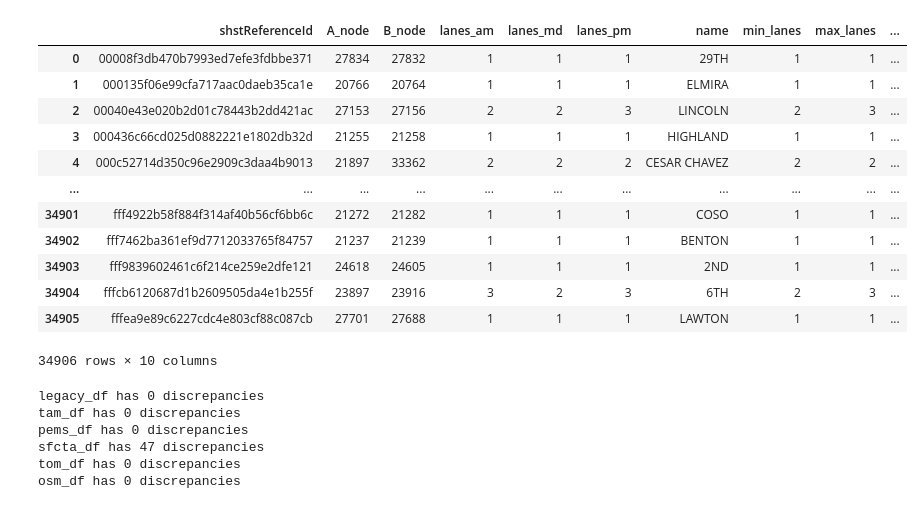
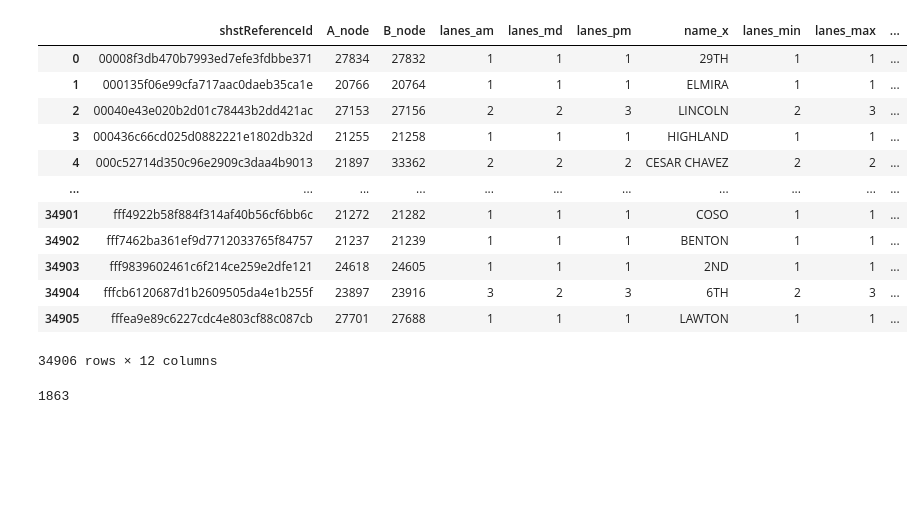
Before and after one commit to BayAreaMetro/travel-model-two-networks, a Jupyter notebook: src/scripts/make-lasso-lookups.ipynb, the cells around one changed output. Drawn from its saved outputs; the diff is of its cells as text; code cells hidden in the pictures; blank space fills up the shorter version.

```diff
--- a/src/scripts/make-lasso-lookups.ipynb
+++ b/src/scripts/make-lasso-lookups.ipynb
@@ -37,7 +63,7 @@ ft_dict_df = pd.DataFrame({'code' : list(range(0,8)), 'label' : ft_labels})
 # %%
 #Data Reads
 links_df = pd.read_feather(links_file_name)
-conflation_df = pd.read_csv(conflation_file_name, low_memory=False)
+conflation_df = pd.read_csv(conflation_file_name) #may need to change col type to character
 # %%
 #Reductions osm_df CONFIRMED
 osm_df = links_df[links_df.drive_access == 1]
@@ -227,39 +270,32 @@ tom_df['name'] = tom_df['tomtom_shieldnum'] + [' '] + tom_df['tomtom_rtedir']
 tom_df = tom_df.drop(['tomtom_shieldnum', 'tomtom_rtedir'], axis=1)
 #tom_df
 # %%
-#SFCTA DF CONFIRMED
+#SFCTA DF NOT YET DONE
 sfcta_df = conflation_df.dropna(subset=['sfcta_A'])
 sfcta_df = sfcta_df[['shstReferenceId','sfcta_A','sfcta_B','sfcta_LANE_AM',
                        'sfcta_LANE_OP', 'sfcta_LANE_PM', 'sfcta_STREETNAME']]
 
 sfcta_df = sfcta_df.rename(columns={'sfcta_A':'A_node',
                                     'sfcta_B':'B_node',
                                     'sfcta_LANE_AM':'lanes_am',
                                     'sfcta_LANE_OP':'lanes_md',
                                     'sfcta_LANE_PM':'lanes_pm',
                                     'sfcta_STREETNAME':'name'})
 convert_dict = {'A_node': int,
                 'B_node': int,
                 'lanes_am': int,
                 'lanes_md': int,
                 'lanes_pm': int}
 sfcta_df = sfcta_df.astype(convert_dict)
 
-sfcta_df['min_lanes'] = sfcta_df[['lanes_am','lanes_md','lanes_pm']].min(axis=1)
-sfcta_df['max_lanes'] = sfcta_df[['lanes_am','lanes_md','lanes_pm']].max(axis=1)
-sfcta_df = sfcta_df.merge(osm_names_df[['shstReferenceId','simple_name']],
-                          on='shstReferenceId', how='left')
-sfcta_df['name'] = sfcta_df['name'].astype('str')
-sfcta_df['simple_name'] = sfcta_df['simple_name'].astype('str')
-sfcta_df['osm_sfcta_names_dist'] = sfcta_df.apply(lambda x: levenshtein.distance(x['name'].lower(),
-                                              x['simple_name'].lower()), axis=1)
-sfcta_df.loc[sfcta_df.name=='nan', 'osm_sfcta_names_dist'] = 100
-sfcta_df.loc[sfcta_df.simple_name=='nan', 'osm_sfcta_names_dist'] = 100
-sfcta_df[['name','simple_name']] = sfcta_df[['name','simple_name']].replace('nan', np.nan)
-sfcta_df = sfcta_df.drop(['simple_name'], axis=1)
-#sfcta_df
+sfcta_df['lanes_min'] = sfcta_df[['lanes_am','lanes_md','lanes_pm']].min(axis=1)
+sfcta_df['lanes_max'] = sfcta_df[['lanes_am','lanes_md','lanes_pm']].max(axis=1)
+sfcta_df = sfcta_df.merge(osm_names_df[osm_names_df], on='shstReferenceId', how='left')
+sfcta_df['osm_sfcta_names_dist'] = 100
+
+sfcta_df
 # %% [output]
-|  | shstReferenceId | A_node | B_node | lanes_am | lanes_md | lanes_pm | name | min_lanes | max_lanes | ... |
+|  | shstReferenceId | A_node | B_node | lanes_am | lanes_md | lanes_pm | name_x | lanes_min | lanes_max | ... |
 | 0 | 00008f3db470b7993ed7efe3fdbbe371 | 27834 | 27832 | 1 | 1 | 1 | 29TH | 1 | 1 | ... |
 | 1 | 000135f06e99cfa717aac0daeb35ca1e | 20766 | 20764 | 1 | 1 | 1 | ELMIRA | 1 | 1 | ... |
 | 2 | 00040e43e020b2d01c78443b2dd421ac | 27153 | 27156 | 2 | 2 | 3 | LINCOLN | 2 | 3 | ... |
@@ -271,22 +307,17 @@ sfcta_df = sfcta_df.drop(['simple_name'], axis=1)
 | 34903 | fff9839602461c6f214ce259e2dfe121 | 24618 | 24605 | 1 | 1 | 1 | 2ND | 1 | 1 | ... |
 | 34904 | fffcb6120687d1b2609505da4e1b255f | 23897 | 23916 | 3 | 2 | 3 | 6TH | 2 | 3 | ... |
 | 34905 | fffea9e89c6227cdc4e803cf88c087cb | 27701 | 27688 | 1 | 1 | 1 | LAWTON | 1 | 1 | ... |
-34906 rows × 10 columns
+34906 rows × 12 columns
 # %%
-#Pull in dataframe outputs from the .Rmd file and compare to Python dataframes
-dataframes = [legacy_df, tam_df, pems_df, sfcta_df, tom_df, osm_df]
-dataframe_names = ['legacy_df', 'tam_df', 'pems_df', 'sfcta_df', 'tom_df', 'osm_df']
-for i in range(0, len(dataframes)):
-    df = dataframes[i]
-    r_path = 'E:\\Local Data\\'+ dataframe_names[i] + '.csv'
-    df_r = pd.read_csv(r_path)
-    df_r = df_r.iloc[: , 1:]
-    t = df.merge(df_r, how ='left', on=list(df), indicator=True)
-    print(dataframe_names[i]+ ' has '+ str(t[t['_merge'] == 'left_only'].shape[0]) + ' discrepancies')
+#Table comparision
+df = osm_names_df
+df_r = pd.read_csv("E:\\Local Data\\osm_names_df.csv")
+
+df_r = df_r.iloc[: , 1:]
+
+t = df.merge(df_r, how ='left',
+                     on=list(df), indicator=True)
+t[t['_merge'] == 'both'].shape[0]
+t[t['_merge'] == 'left_only'].shape[0]
 # %% [output]
-legacy_df has 0 discrepancies
-tam_df has 0 discrepancies
-pems_df has 0 discrepancies
-sfcta_df has 47 discrepancies
-tom_df has 0 discrepancies
-osm_df has 0 discrepancies
+1863
```
Also changed, not shown: parts of 10 cells of this notebook, 2 other files.
